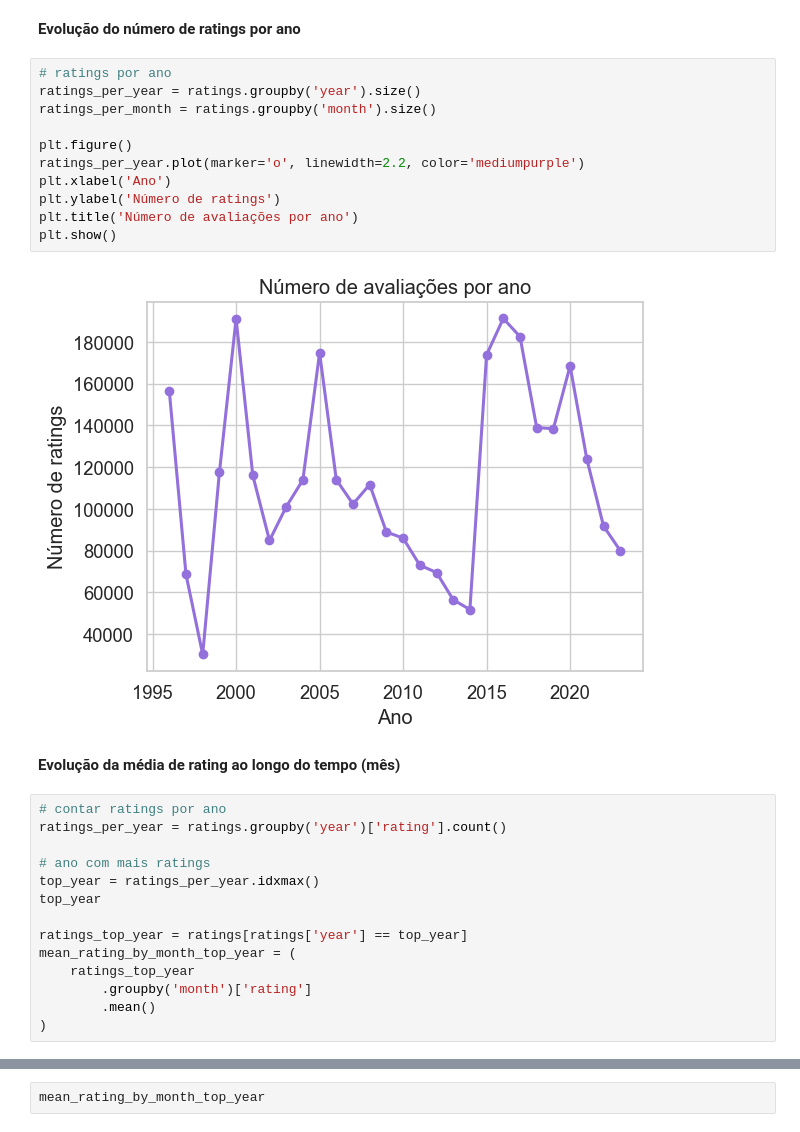
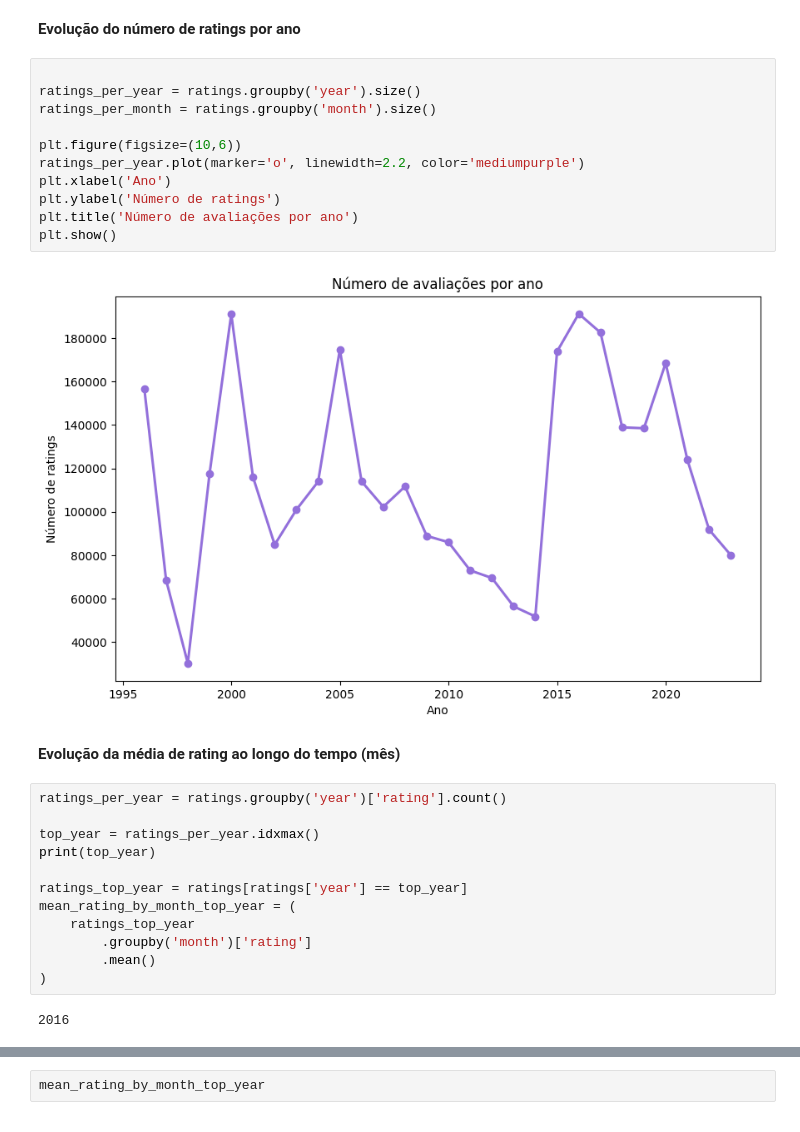
Before and after one commit to Enzooliveira29/AtividadeCD, a Jupyter notebook: notebooks/Trabalho2.ipynb, the cells around one changed output, grey strips where cells are left out. Cells and saved outputs as stored; diff of their text form.

```diff
--- a/notebooks/Trabalho2.ipynb
+++ b/notebooks/Trabalho2.ipynb
@@ -451,27 +444,25 @@ Passing `palette` without assigning `hue` is deprecated and will be removed in v
 # %% [markdown]
 **Evolução do número de ratings por ano**
 # %%
-# ratings por ano
+
 ratings_per_year = ratings.groupby('year').size()
 ratings_per_month = ratings.groupby('month').size()
 
-plt.figure()
+plt.figure(figsize=(10,6))
 ratings_per_year.plot(marker='o', linewidth=2.2, color='mediumpurple')
 plt.xlabel('Ano')
 plt.ylabel('Número de ratings')
 plt.title('Número de avaliações por ano')
 plt.show()
 # %% [output]
-[figure, old version]
+[figure, new version]
 # %% [markdown]
 **Evolução da média de rating ao longo do tempo (mês)**
 # %%
-# contar ratings por ano
 ratings_per_year = ratings.groupby('year')['rating'].count()
 
-# ano com mais ratings
 top_year = ratings_per_year.idxmax()
-top_year
+print(top_year)
 
 ratings_top_year = ratings[ratings['year'] == top_year]
 mean_rating_by_month_top_year = (
@@ -479,6 +470,8 @@ mean_rating_by_month_top_year = (
         .groupby('month')['rating']
         .mean()
 )
+# %% [output]
+2016
 # %%
 import matplotlib.dates as mdates
 
```
Also changed, not shown: parts of 28 cells of this notebook, 1 other file.
